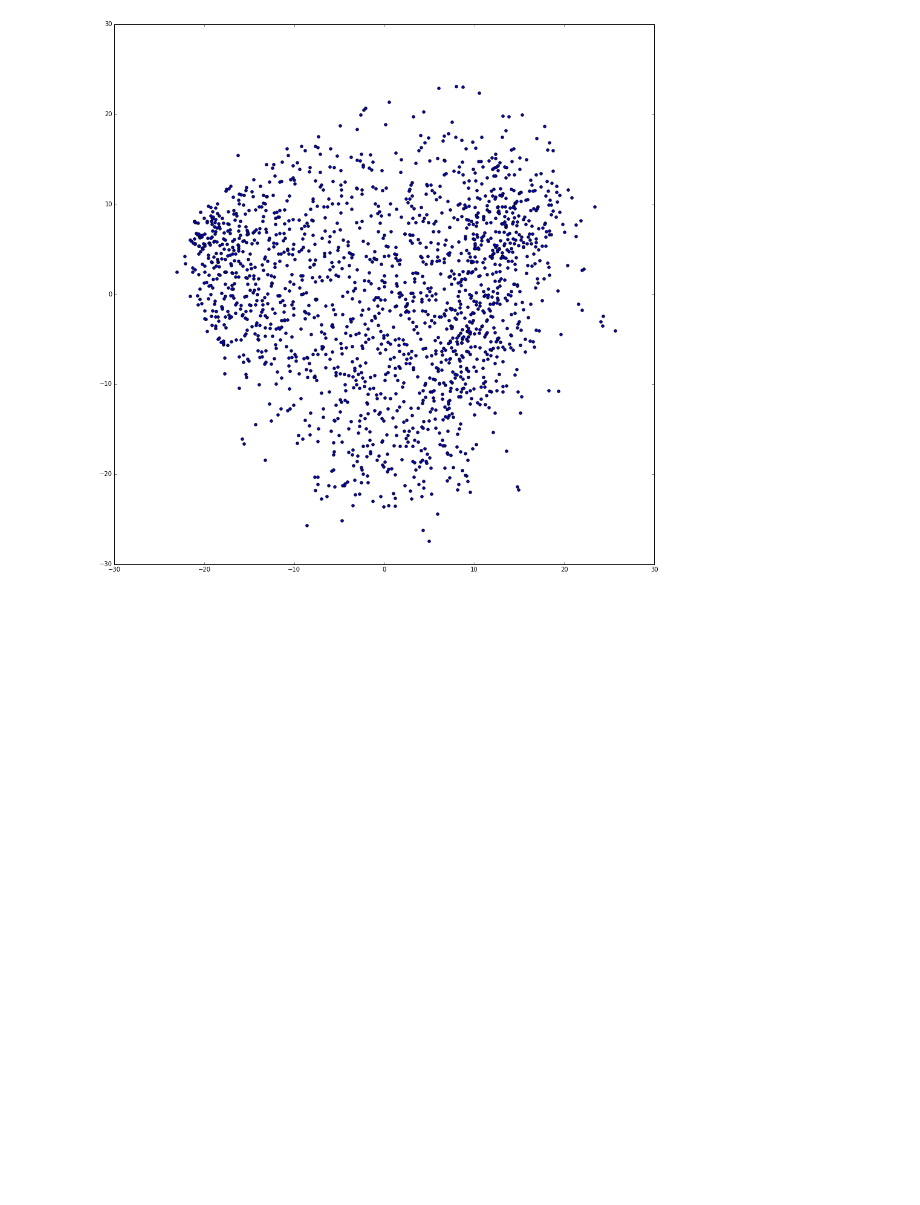
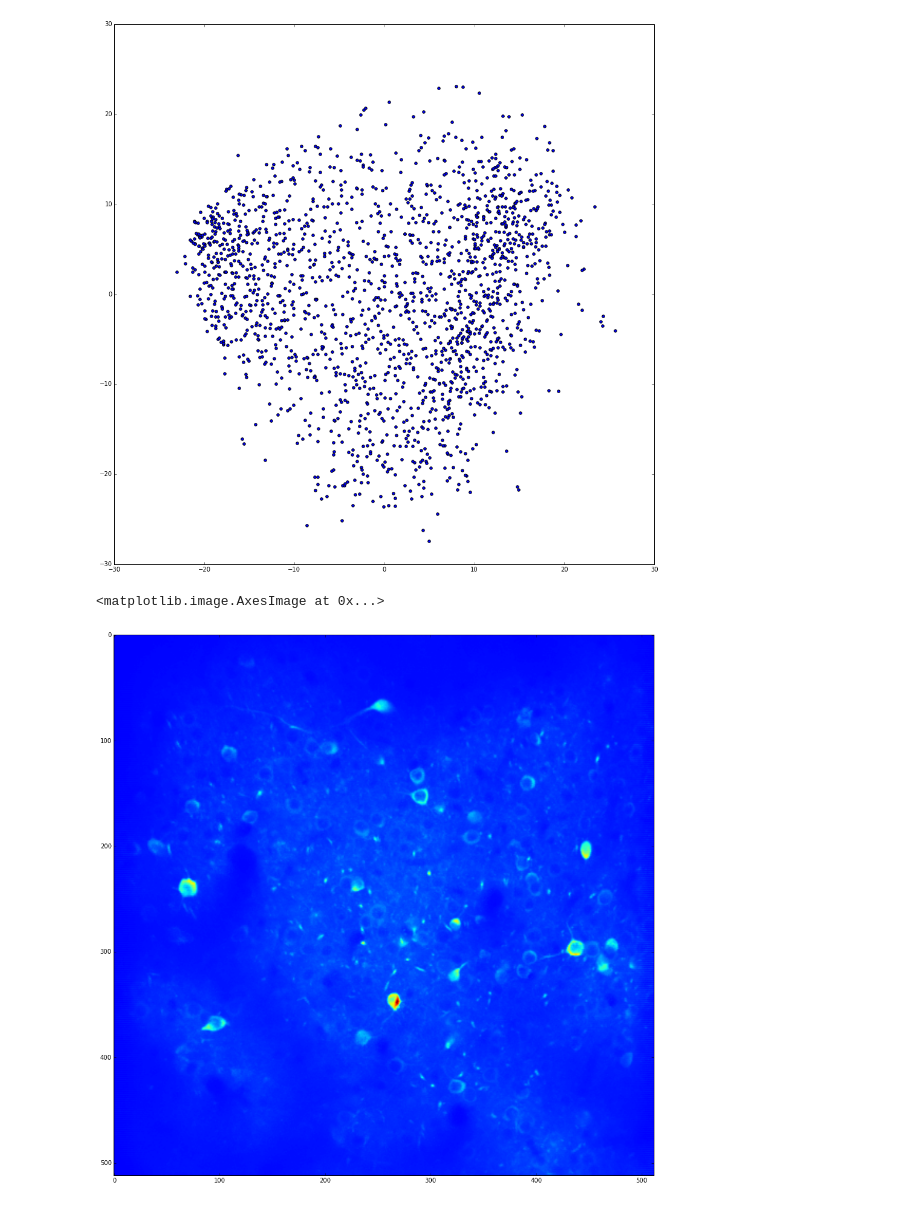
Before and after one commit to raguilar1/livemau5, a Jupyter notebook: Mouse.ipynb, the cells around one changed output. Cells and saved outputs as stored; diff of their text form; code cells hidden in the pictures; blank space fills up the shorter version.

```diff
--- a/Mouse.ipynb
+++ b/Mouse.ipynb
@@ -126,3 +123,8 @@ plt.scatter(Zt[:,0], Zt[:,1])
 # %% [output]
 <matplotlib.collections.PathCollection at 0x...>
 [figure]
+# %%
+plt.imshow(M)
+# %% [output]
+<matplotlib.image.AxesImage at 0x...>
+[figure, added]
```
Also changed, not shown: parts of 3 cells of this notebook, 2 other files.
